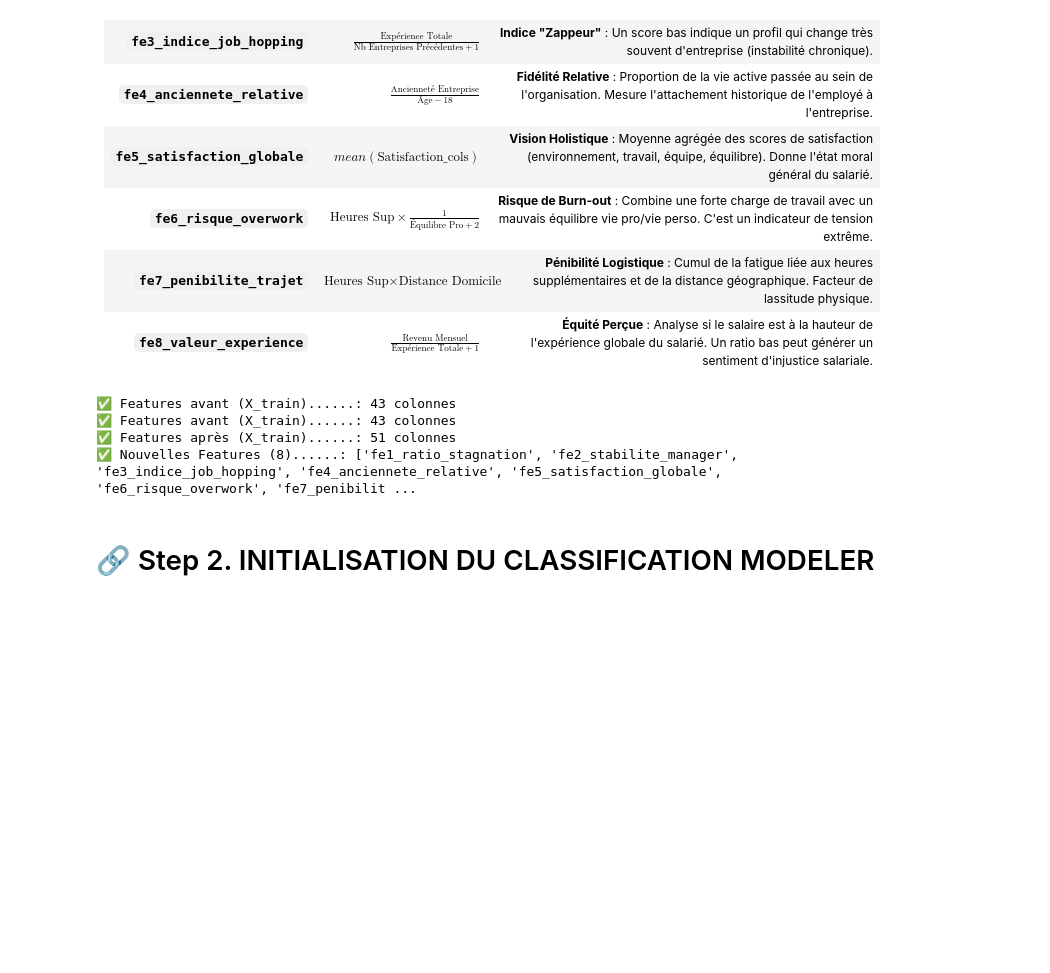
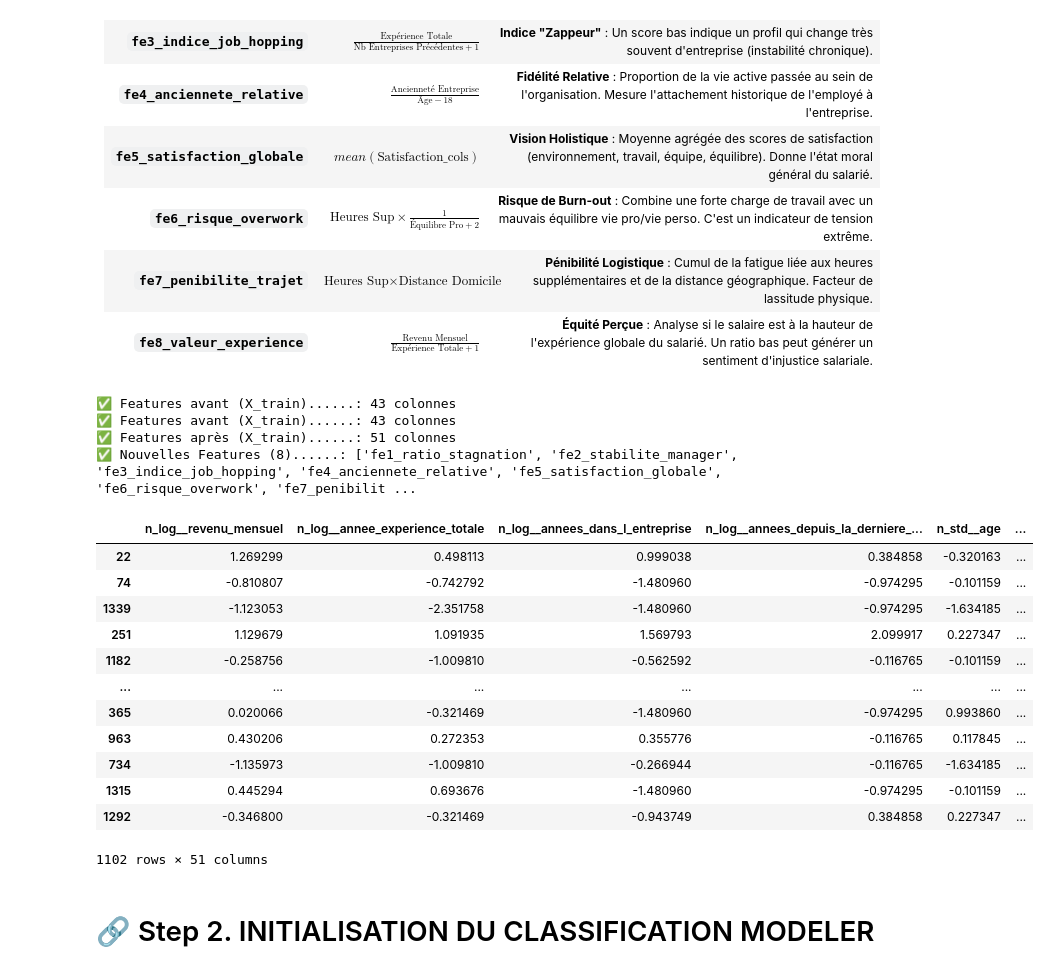
Before and after one commit to racemartin/m4_ocr, a Jupyter notebook: notebooks/04_RC_Modelisation_V2.ipynb, the cells around one changed output. Saved outputs shown, nothing was run; the diff lists cells and outputs as text; code cells hidden in the pictures; blank space fills up the shorter version.

```diff
--- a/notebooks/04_RC_Modelisation_V2.ipynb
+++ b/notebooks/04_RC_Modelisation_V2.ipynb
@@ -599,6 +599,22 @@ print(f"✅ Nouvelles Features ({len(nouvelles_features)})......: {nouvelles_fea
 ✅ Features avant (X_train)......: 43 colonnes
 ✅ Features après (X_train)......: 51 colonnes
 ✅ Nouvelles Features (8)......: ['fe1_ratio_stagnation', 'fe2_stabilite_manager', 'fe3_indice_job_hopping', 'fe4_anciennete_relative', 'fe5_satisfaction_globale', 'fe6_risque_overwork', 'fe7_penibilit ...
+# %%
+X_train
+# %% [output]
+|  | n_log__revenu_mensuel | n_log__annee_experience_totale | n_log__annees_dans_l_entreprise | n_log__annees_depuis_la_derniere_... | n_std__age | ... |
+| 22 | 1.269299 | 0.498113 | 0.999038 | 0.384858 | -0.320163 | ... |
+| 74 | -0.810807 | -0.742792 | -1.480960 | -0.974295 | -0.101159 | ... |
+| 1339 | -1.123053 | -2.351758 | -1.480960 | -0.974295 | -1.634185 | ... |
+| 251 | 1.129679 | 1.091935 | 1.569793 | 2.099917 | 0.227347 | ... |
+| 1182 | -0.258756 | -1.009810 | -0.562592 | -0.116765 | -0.101159 | ... |
+| ... | ... | ... | ... | ... | ... | ... |
+| 365 | 0.020066 | -0.321469 | -1.480960 | -0.974295 | 0.993860 | ... |
+| 963 | 0.430206 | 0.272353 | 0.355776 | -0.116765 | 0.117845 | ... |
+| 734 | -1.135973 | -1.009810 | -0.266944 | -0.116765 | -1.634185 | ... |
+| 1315 | 0.445294 | 0.693676 | -1.480960 | -0.974295 | -0.101159 | ... |
+| 1292 | -0.346800 | -0.321469 | -0.943749 | 0.384858 | 0.227347 | ... |
+1102 rows × 51 columns
 # %% [markdown]
 # 🔗 Step 2. INITIALISATION DU CLASSIFICATION MODELER
 # %%
```
Also changed, not shown: parts of 8 cells of this notebook, 4 other files.
